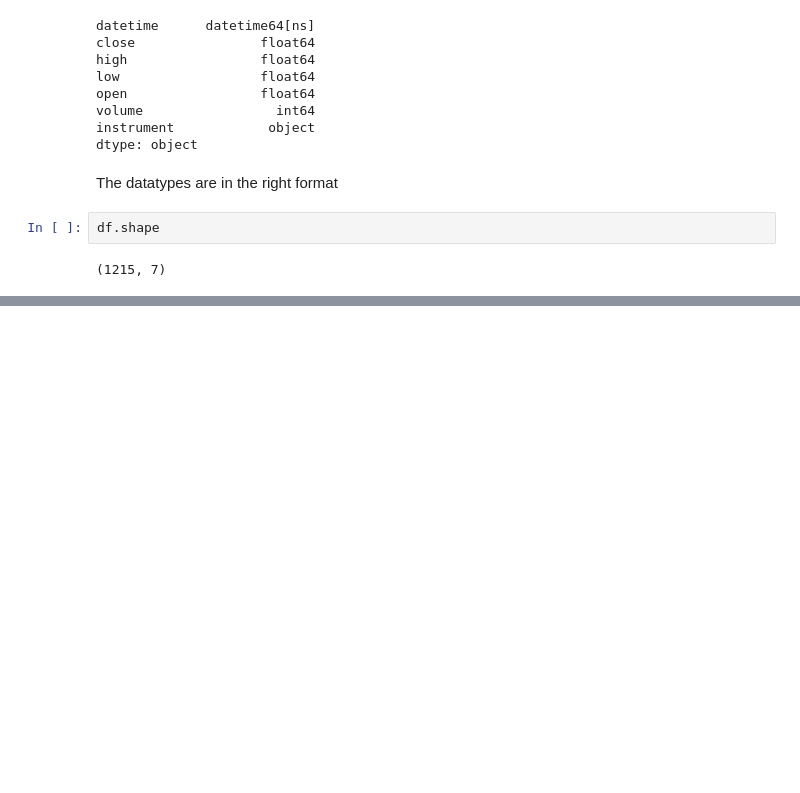
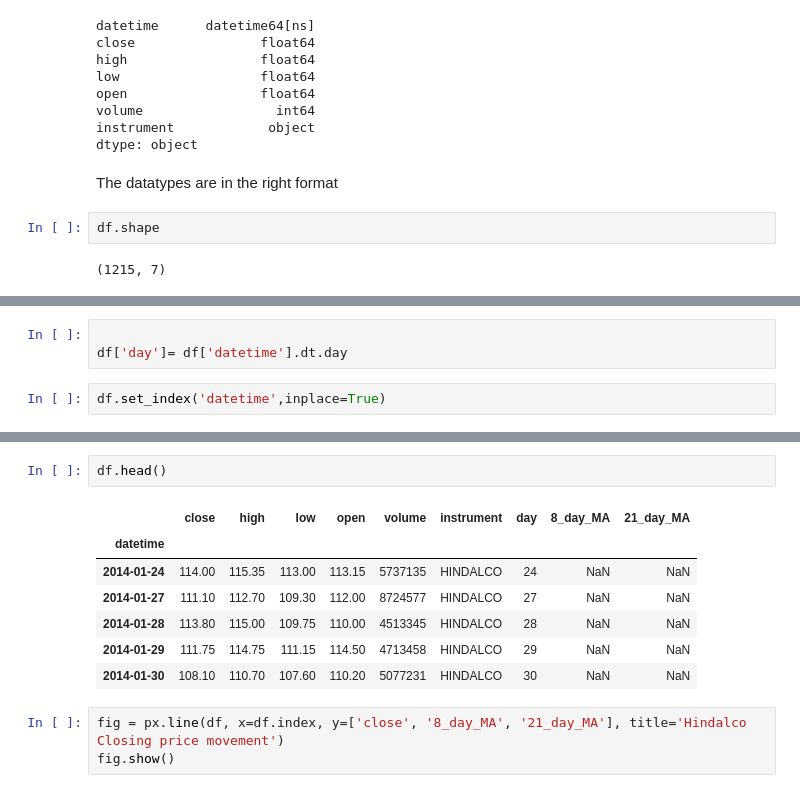
Before and after one commit to benedictdebrah/INVSTO, a Jupyter notebook: notebook/initial.ipynb, the cells around one changed output, grey strips where cells are left out. Cells and saved outputs as stored; diff of their text form; blank space fills up the shorter version.

```diff
--- a/notebook/initial.ipynb
+++ b/notebook/initial.ipynb
@@ -47,0 +51,5 @@ df.shape
+# %%
+
+df['day']= df['datetime'].dt.day
+# %%
+df.set_index('datetime',inplace=True)
@@ -47,0 +67,13 @@ df.shape
+# %%
+df.head()
+# %% [output]
+|  | close | high | low | open | volume | instrument | day | 8_day_MA | 21_day_MA |
+| datetime |  |  |  |  |  |  |  |  |  |
+| 2014-01-24 | 114.00 | 115.35 | 113.00 | 113.15 | 5737135 | HINDALCO | 24 | NaN | NaN |
+| 2014-01-27 | 111.10 | 112.70 | 109.30 | 112.00 | 8724577 | HINDALCO | 27 | NaN | NaN |
+| 2014-01-28 | 113.80 | 115.00 | 109.75 | 110.00 | 4513345 | HINDALCO | 28 | NaN | NaN |
+| 2014-01-29 | 111.75 | 114.75 | 111.15 | 114.50 | 4713458 | HINDALCO | 29 | NaN | NaN |
+| 2014-01-30 | 108.10 | 110.70 | 107.60 | 110.20 | 5077231 | HINDALCO | 30 | NaN | NaN |
+# %%
+fig = px.line(df, x=df.index, y=['close', '8_day_MA', '21_day_MA'], title='Hindalco Closing price movement')
+fig.show()
```
Also changed, not shown: parts of 8 cells of this notebook, 4 other files.
